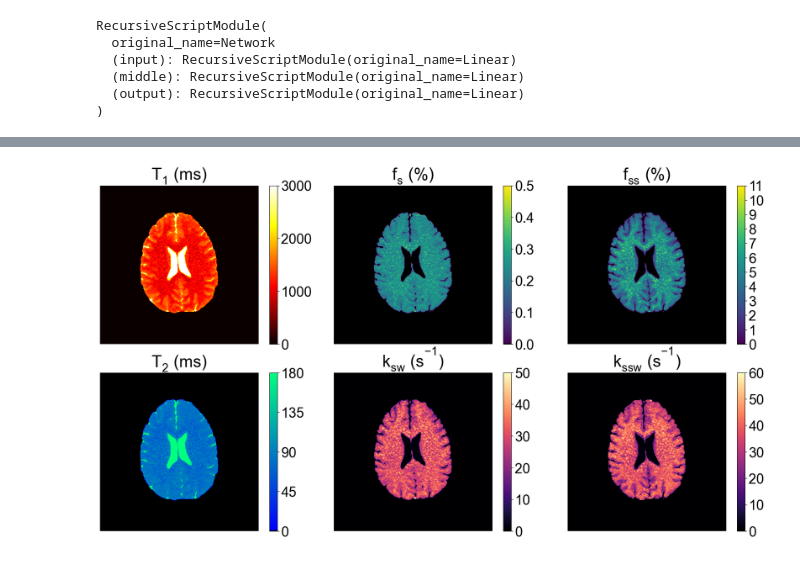
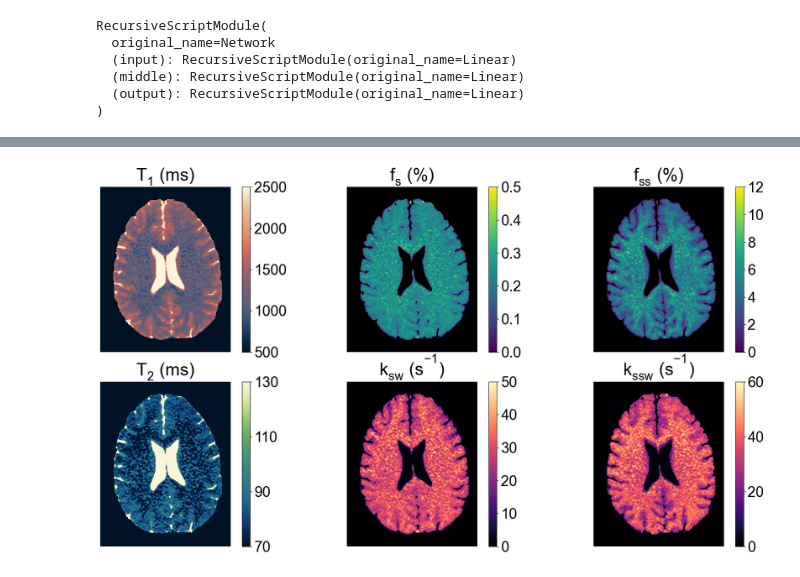
Before and after one commit to momentum-laboratory/molecular-mrf, a Jupyter notebook: human_example/inference.ipynb, the cells around one changed output, grey strips where cells are left out. Saved outputs shown, nothing was run; the diff lists cells and outputs as text; code cells hidden in the pictures.

Commit message:
fix colormaps and colorbar ranges for fig8-9

```diff
--- a/human_example/inference.ipynb
+++ b/human_example/inference.ipynb
@@ -52,5 +53,7 @@ RecursiveScriptModule(
 # load data
 data_fn = f'data_to_match.npy'
 acquired_data  = np.load(data_fn)
+# zoom in
+acquired_data = acquired_data[:,30:220,50:200]
 print("Raw MRF 2D slice shape:" + str(acquired_data.shape))
 # %% [output]
@@ -91,29 +94,32 @@ sio.savemat('quant_maps.mat', quant_maps)
 # load brain mask (created with SAM model)
 mask_fn = 'human_mask.npy'
 mask = np.load(mask_fn)
+
+# zoom in
+mask = mask[30:220,50:200]
 # %%
 # Plotting
 ranges = {
-    'T1w': (0, 3000),
-    'T2w': (0, 180),
-    'M0s': (0, 0.5),
-    'M0ss': (0, 11),
+    'T1w': (500, 2500),
+    'T2w': (70, 130),
+    'M0s': (0.0, 0.5),
+    'M0ss': (0, 12),
     'Ksw': (0, 50),
     'Kssw': (0, 60)
 }
 
 ticks = {
-    'T1w': np.arange(ranges['T1w'][0], ranges['T1w'][1] + 1000, 1000),
-    'T2w': np.arange(ranges['T2w'][0], ranges['T2w'][1] + 50, 45),
+    'T1w': np.arange(ranges['T1w'][0], ranges['T1w'][1] + 500, 500),
+    'T2w': np.arange(ranges['T2w'][0], ranges['T2w'][1] + 60, 20),
     'M0s': np.arange(ranges['M0s'][0], ranges['M0s'][1] + 0.1, 0.1),
-    'M0ss': np.arange(ranges['M0ss'][0], ranges['M0ss'][1] + 1 , 1),
+    'M0ss': np.arange(ranges['M0ss'][0], ranges['M0ss'][1] + 2 , 2),
     'Ksw': np.arange(ranges['Ksw'][0], ranges['Ksw'][1] + 10, 10),
-    'Kssw': np.arange(ranges['Kssw'][0], ranges['Kssw'][1] + 10, 10)
+    'Kssw': np.arange(ranges['Kssw'][0], ranges['Kssw'][1] + 10, 20)
 }
 
 colormaps = {
-    'T1w': 'hot',
-    'T2w': b_winter,
+    'T1w': cm.lipari,
+    'T2w': cm.navia,
     'M0s': b_viridis,
     'M0ss':  b_viridis,
     'Ksw': 'magma',
@@ -141,31 +147,31 @@ matplotlib.rc('xtick', labelsize=25)
 matplotlib.rc('ytick', labelsize=25)
 plt.rcParams.update({'font.size': 25})
 
 for i, param in enumerate(params):
     position = positions[param]
     plt.subplot2grid((2, 3), position)
     signal = quant_maps[param]
     title = param
     if param in ['T1w', 'T2w']:
         title = param[:1] + f'$_{{{param[1]}}}$' +' (ms)'
 
     if param in ['M0s', 'M0ss']:
         signal = signal * 100
         title = 'f' + f'$_{{{param[2:]}}}$' +' (%)'
     if param in ['Ksw', 'Kssw']:
         signal = signal
         title = param.lower()[:1] + f'$_{{{param[1:]}}}$' +' (s$^{-1}$)'
 
     plt.imshow(signal*mask, cmap=colormaps[param])
     plt.title(title)
     plt.colorbar(orientation='vertical', ticks=ticks[param])
     plt.clim(ranges[param])
     plt.axis('off')
 
 plt.tight_layout()
 plt.subplots_adjust(wspace=0.08, hspace=0.18)  # Adjust spacing between subplots
 # plt.tight_layout()
 
 plt.savefig('human_results.eps', format='eps')
 # %% [output]
-[figure, old version]
+[figure, new version]
```
Also changed, not shown: parts of 3 cells of this notebook, 2 other files.
